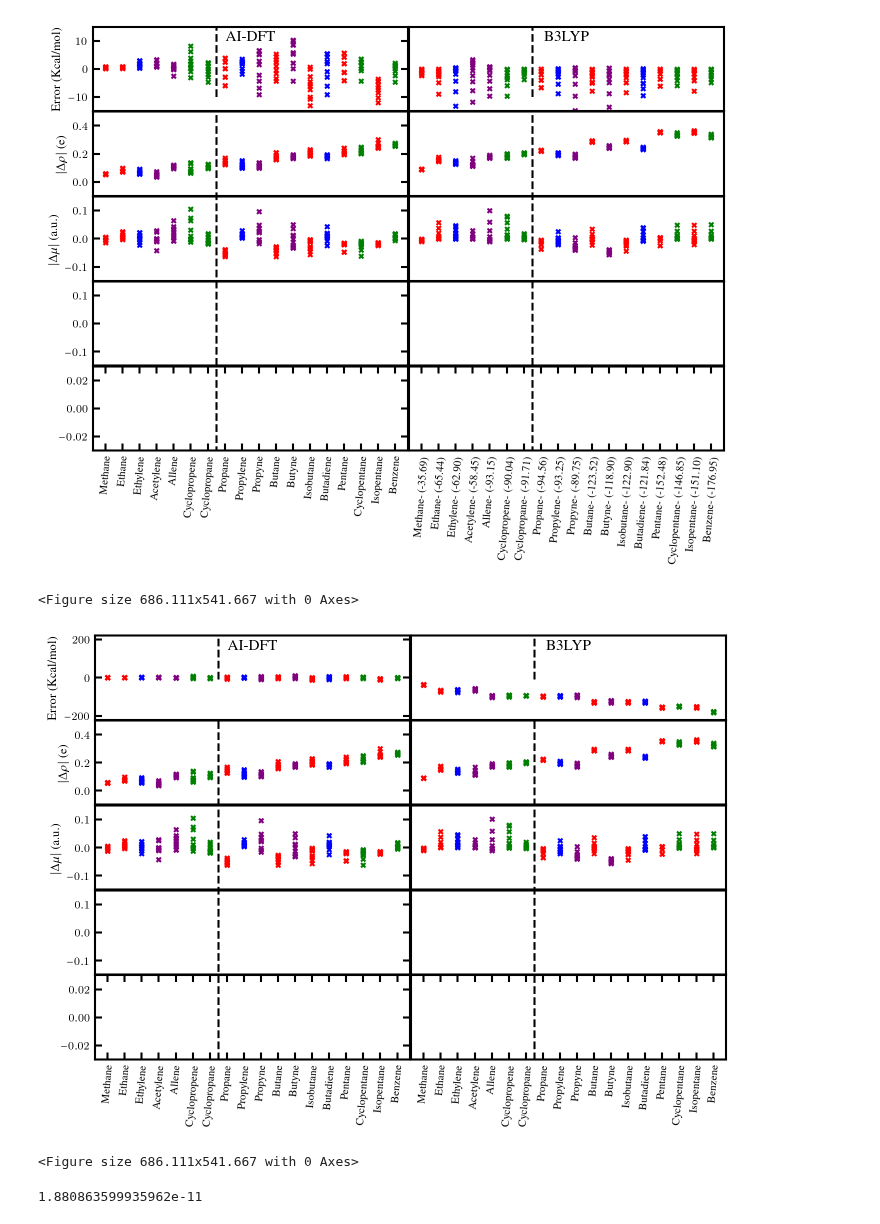
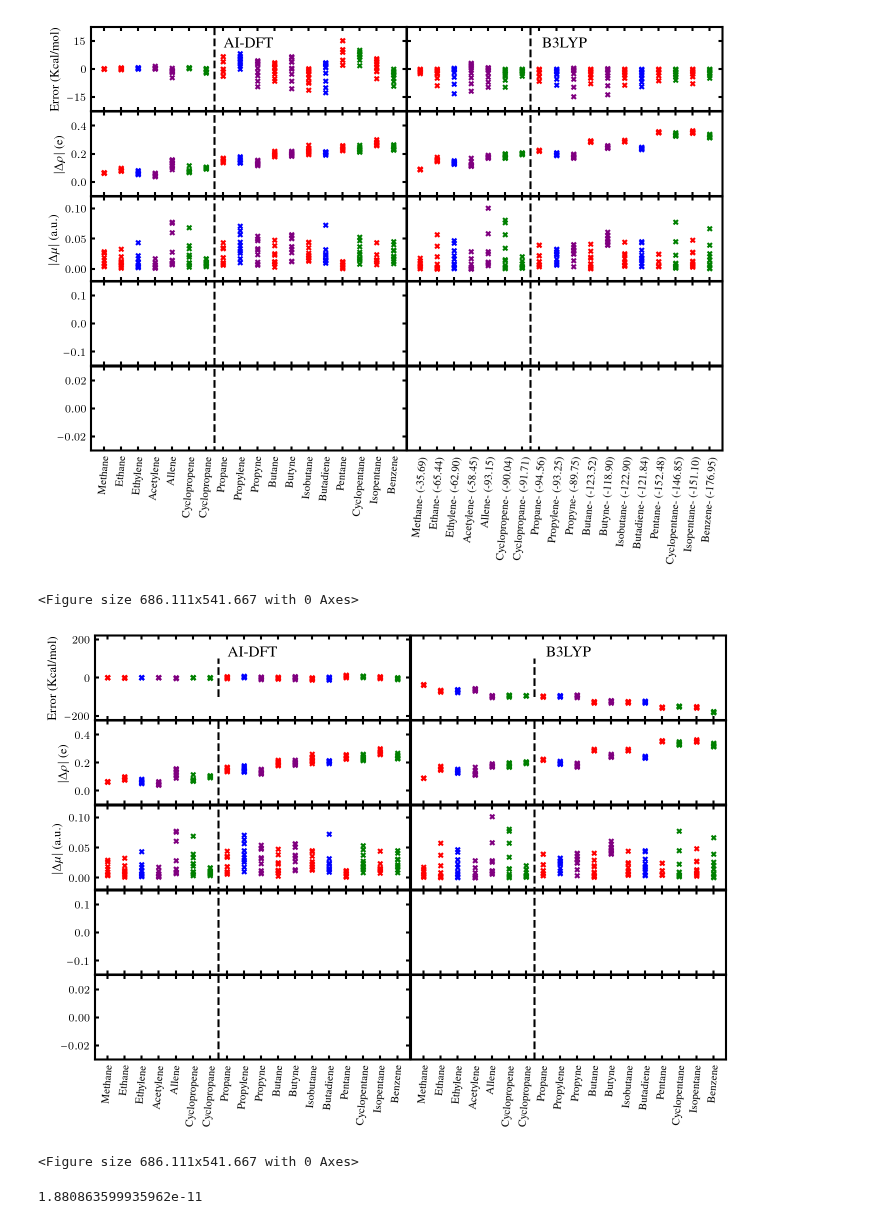
Before and after one commit to chem12346789/ai-dft, a Jupyter notebook: jupyter-notebook/veiw_data.ipynb, the cells around one changed output. Drawn from its saved outputs; the diff is of its cells as text; code cells hidden in the pictures.

```diff
--- a/jupyter-notebook/veiw_data.ipynb
+++ b/jupyter-notebook/veiw_data.ipynb
@@ -78,10 +78,10 @@ plt.rc("legend", fontsize=fontsize)  # fontsize of the legend
 rcParams["axes.linewidth"] = 1.5
 rcParams["lines.linewidth"] = 1.5
 rcParams["xtick.major.width"] = 3
-rcParams["xtick.minor.size"] = 5
-rcParams["xtick.major.size"] = 5
-rcParams["ytick.minor.size"] = 5
-rcParams["ytick.major.size"] = 5
+rcParams["xtick.minor.size"] = 3
+rcParams["xtick.major.size"] = 3
+rcParams["ytick.minor.size"] = 3
+rcParams["ytick.major.size"] = 3
 rcParams["xtick.minor.width"] = 1.5
 rcParams["xtick.major.width"] = 1.5
 rcParams["ytick.minor.width"] = 1.5
@@ -93,11 +93,9 @@ model_number_l = [
     # "ccdft_2024-07-28-16-00-16_64_4_0",
     # "ccdft_2024-08-18-23-05-52_128_3_-1",
     # "ccdft_2024-08-24-17-46-19_64_4_0",
-    # "ccdft_2024-09-03-16-44-05_64_4_-1_171",
-    # "ccdft_2024-09-09-16-29-00_64_4_0",
-    # "ccdft_2024-09-09-16-31-49_64_4_0",
-    # "ccdft_2024-09-09-16-29-00_64_4_-1",
-    "ccdft_2024-09-09-16-31-49_64_4_0.-1",
+    # "ccdft_2024-09-09-16-31-49_64_4_0.-1",
+    # "ccdft_2024-09-11-16-24-32_32_3_0.-1",
+    "ccdft_2024-09-11-15-53-50_32_5_0.-1",
 ]
 
 
@@ -215,7 +213,9 @@ for shift, model_number in product([True, False], model_number_l):
             )
             axes[2, 0].scatter(
                 np.zeros_like(data_loss_scf_dipole_x) + number_draw,
-                data_loss_scf_dipole_x + data_loss_scf_dipole_y + data_loss_scf_dipole_z,
+                abs(data_loss_scf_dipole_x)
+                + abs(data_loss_scf_dipole_y)
+                + abs(data_loss_scf_dipole_z),
                 s=10,
                 marker="x",
                 color=color,
@@ -237,7 +237,9 @@ for shift, model_number in product([True, False], model_number_l):
             )
             axes[2, 1].scatter(
                 np.zeros_like(data_loss_dft_dipole_x) + number_draw,
-                data_loss_dft_dipole_x + data_loss_dft_dipole_y + data_loss_dft_dipole_z,
+                abs(data_loss_dft_dipole_x)
+                + abs(data_loss_dft_dipole_y)
+                + abs(data_loss_dft_dipole_z),
                 s=10,
                 marker="x",
                 color=color,
@@ -248,7 +250,7 @@ for shift, model_number in product([True, False], model_number_l):
     for i_row in range(axes.shape[0]):
         for i_col in range(axes.shape[1]):
             axes[i_row, i_col].vlines(
-                len(TRAIN_STR_DICT) - 0.5, -10, 1000, colors="k", linestyles="--"
+                len(TRAIN_STR_DICT) - 0.5, -100, 100, colors="k", linestyles="--"
             )
 
     for i_row in range(axes.shape[0]):
@@ -257,23 +259,36 @@ for shift, model_number in product([True, False], model_number_l):
             axes[i_row, -1].set_yticks([])
             axes[i_row, i_col].set_xlim(-0.75, len(TOTAL_DICT) - 0.25)
 
-    axes[-1, 0].set_xticks(
-        range(len(TOTAL_DICT)),
-        [i.title() for i in (TOTAL_DICT)],
-        rotation=85,
-    )
-    if shift:
-        axes[-1, 1].set_xticks(
-            range(len(TOTAL_DICT_DFT)),
-            [i.title() for i in (TOTAL_DICT_DFT)],
-            rotation=85,
-        )
-    else:
-        axes[-1, 1].set_xticks(
+    for i_row in range(axes.shape[0]):
+        axes[i_row, 0].set_xticks(range(len(TOTAL_DICT)), labels=[])
+        if shift:
+            axes[i_row, 1].set_xticks(
+                range(len(TOTAL_DICT_DFT)),
+                labels=[],
+            )
+        else:
+            axes[i_row, 1].set_xticks(
+                range(len(TOTAL_DICT)),
+                labels=[],
+            )
+
+        axes[-1, 0].set_xticks(
             range(len(TOTAL_DICT)),
             [i.title() for i in (TOTAL_DICT)],
             rotation=85,
         )
+        if shift:
+            axes[-1, 1].set_xticks(
+                range(len(TOTAL_DICT_DFT)),
+                [i.title() for i in (TOTAL_DICT_DFT)],
+                rotation=85,
+            )
+        else:
+            axes[-1, 1].set_xticks(
+                range(len(TOTAL_DICT)),
+                [i.title() for i in (TOTAL_DICT)],
+                rotation=85,
+            )
 
     axes[0, 0].set_ylabel("Error (Kcal/mol)")
     axes[1, 0].set_ylabel(r"$|\Delta \rho|$ (e)")
@@ -281,48 +296,50 @@ for shift, model_number in product([True, False], model_number_l):
 
     for i_col in range(2):
         if shift:
-            axes[0, i_col].set_ylim(-15, 15)
+            axes[0, i_col].set_ylim(-22.5, 22.5)
+            axes[0, i_col].set_yticks([-15, 0, 15])
+            axes[0, 1].set_yticklabels([])
         else:
             axes[0, i_col].set_ylim(-220, 220)
         axes[1, i_col].set_ylim(-0.1, 0.5)
-        axes[2, i_col].set_ylim(-0.15, 0.15)
+        axes[2, i_col].set_ylim(-0.02, 0.12)
         axes[3, i_col].set_ylim(-0.15, 0.15)
         axes[4, i_col].set_ylim(-0.03, 0.03)
 
     # axes[0, 1].set_ylim(-15, 150)
     # axes[0, 1].set_ylabel("Error (mHa)")
     # axes[1, 1].set_ylim(-50, 550)
     # axes[1, 1].set_ylabel("Error (me)")shift
 
     axes[0, 0].text(
         0.5,
-        0.875,
+        0.8,
         f"AI-DFT",
         ha="center",
         va="center",
         transform=axes[0, 0].transAxes,
         fontsize=fontsize + 1,
     )
     axes[0, 1].text(
         0.5,
-        0.875,
+        0.8,
         f"B3LYP",
         ha="center",
         va="center",
         transform=axes[0, 1].transAxes,
         fontsize=fontsize + 1,
     )
 
     if shift:
         plt.savefig(f"../manu/figures/{model_number}.pdf")
     else:
         plt.savefig(f"../manu/figures/{model_number}-no_shift.pdf")
     plt.show()
     plt.clf()
 # %% [output]
-[figure, old version]
+[figure, new version]
 <Figure size 686.111x541.667 with 0 Axes>
-[figure, old version]
+[figure, new version]
 <Figure size 686.111x541.667 with 0 Axes>
 # %%
 import numpy as np
```
Also changed, not shown: 1 other file.
